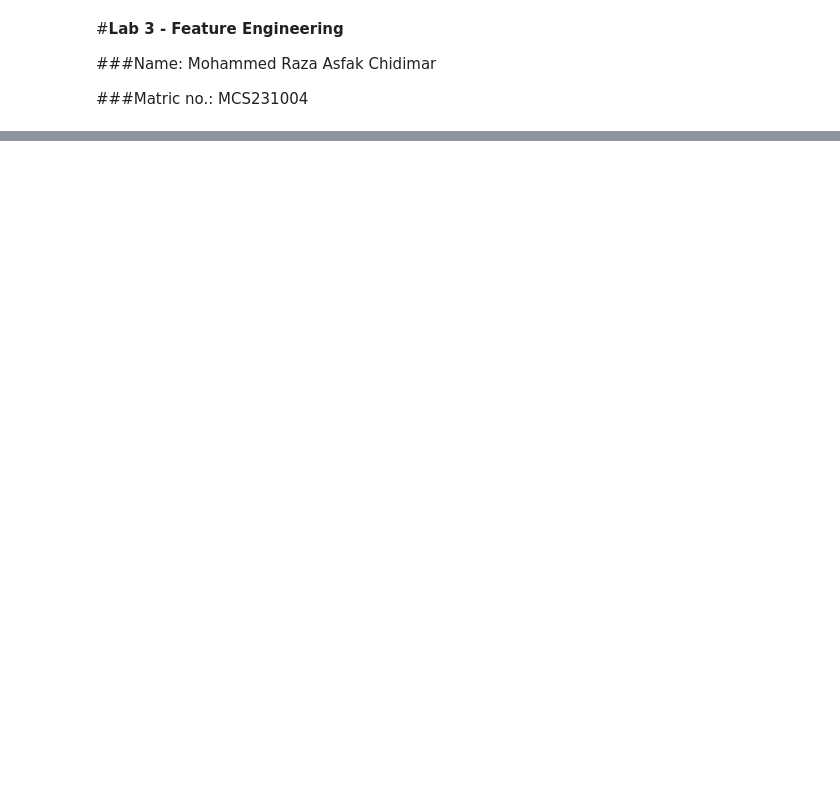
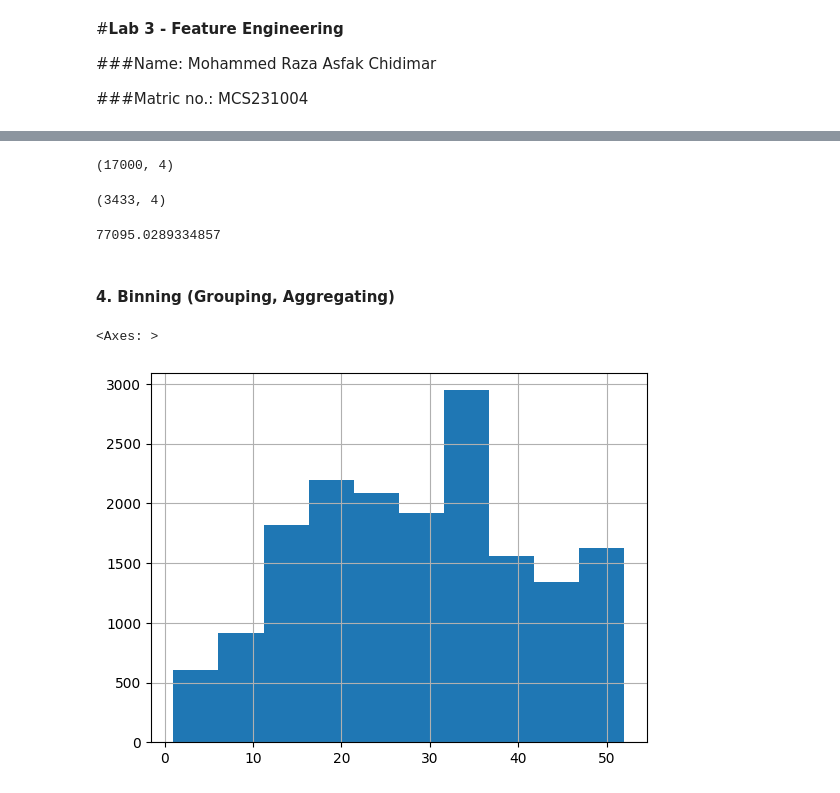
Before and after one commit to DSRaza403/LAB-Tasks, a Jupyter notebook: Lab 3/Lab3A_Mohammed_Raza.ipynb, the cells around one changed output, grey strips where cells are left out. Saved outputs shown, nothing was run; the diff lists cells and outputs as text; code cells hidden in the pictures; blank space fills up the shorter version.

```diff
--- a/Lab 3/Lab3A_Mohammed_Raza.ipynb
+++ b/Lab 3/Lab3A_Mohammed_Raza.ipynb
@@ -799,0 +270,5 @@ Your submission was successfully saved!
+# %%
+# Get dummy variables (one-hot encoding) for the training set
+
+train_dummies = pd.get_dummies(train_df['ocean_proximity'])
+train_dummies.head()
@@ -799,0 +282,5 @@ Your submission was successfully saved!
+# %%
+# Concatenate dummy variables to the training DataFrame
+
+train_df = pd.concat([train_df, train_dummies], axis=1)
+train_df.head()
@@ -799,0 +305,5 @@ Your submission was successfully saved!
+# %%
+# Drop the ISLAND dummy since there are very few of them
+
+train_df.drop('ISLAND', inplace=True, axis=1)
+train_df.head()
@@ -799,0 +342,31 @@ Your submission was successfully saved!
+# %%
+# Make X_train_dummies using only dummies
+
+X_train_dummies = train_df.to_numpy()[:, -4:]
+X_train_dummies.shape
+# %% [output]
+(17000, 4)
+# %%
+# Make X_test_dummies using only dummies
+
+X_test_dummies = test_df.to_numpy()[:, -4:]
+X_test_dummies.shape
+# %% [output]
+(3433, 4)
+# %%
+# Check error of linear regression model using only dummies
+
+from sklearn.linear_model import LinearRegression
+
+linear_dummy = LinearRegression().fit(X_train_dummies, y_train)
+linear_dummy_test_predictions = linear_dummy.predict(X_test_dummies)
+mean_absolute_error(y_test, linear_dummy_test_predictions)
+# %% [output]
+77095.0289334857
+# %% [markdown]
+#### 4. Binning (Grouping, Aggregating)
+# %%
+train_df['housing_median_age'].hist()
+# %% [output]
+<Axes: >
+[figure, added]
```
Also changed, not shown: parts of 100 cells of this notebook.
